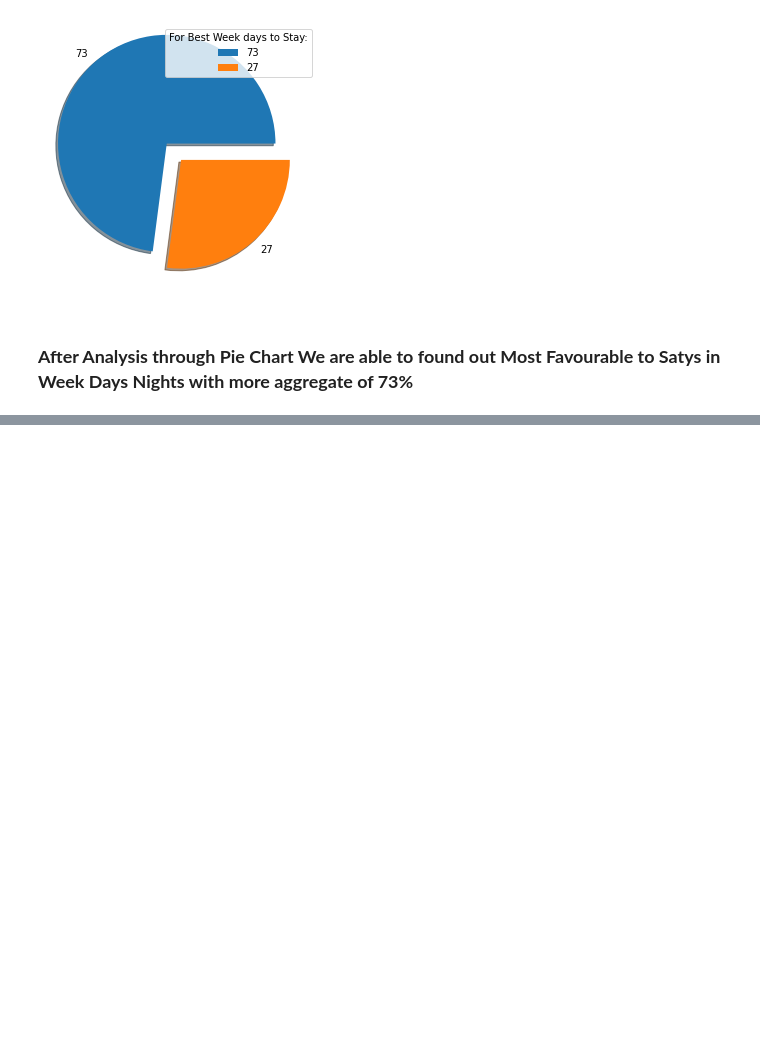
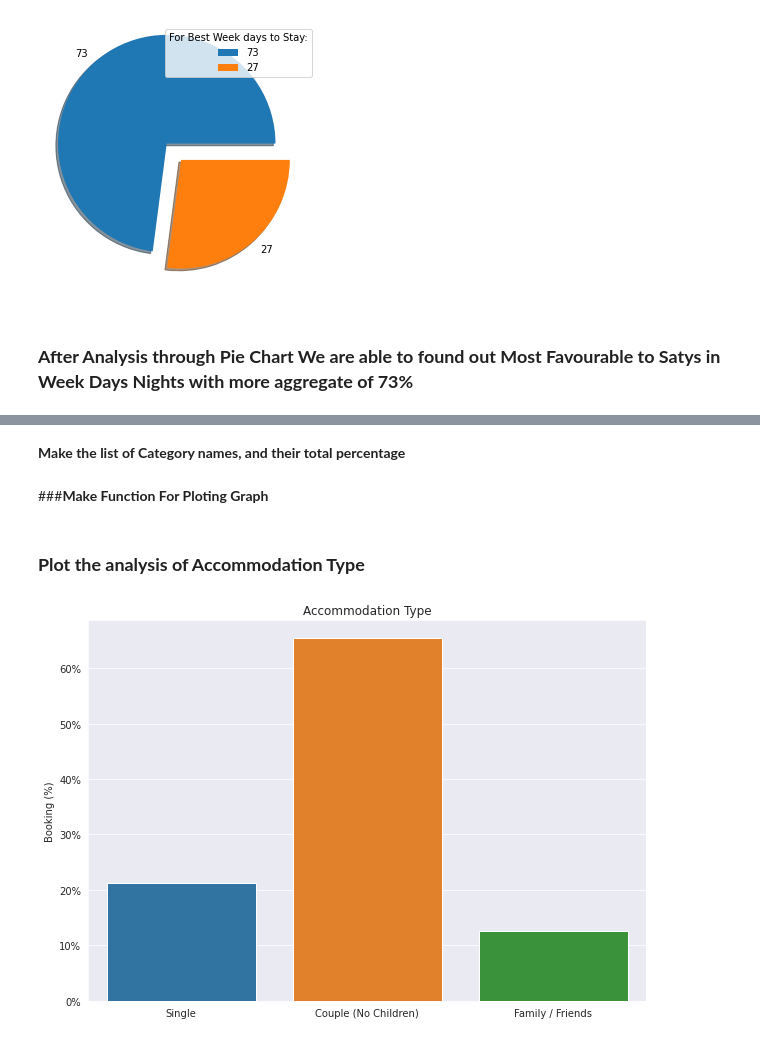
Before and after one commit to pinaki1010/Hotel_Booking_Analysis_EDA, a Jupyter notebook: Hotel_Booking_Analysis_Capstone_Project.ipynb, the cells around one changed output, grey strips where cells are left out. Cells and saved outputs as stored; diff of their text form; code cells hidden in the pictures; blank space fills up the shorter version.

```diff
--- a/Hotel_Booking_Analysis_Capstone_Project.ipynb
+++ b/Hotel_Booking_Analysis_Capstone_Project.ipynb
@@ -269,0 +285,2 @@ plt.show()
+# %% [markdown]
+**Make the list of Category names, and their total percentage**
@@ -269,0 +292,47 @@ plt.show()
+# %% [markdown]
+###**Make Function For Ploting Graph**
+# %%
+def plot(x, y, x_label=None,y_label=None, title=None, figsize=(7,5), type='bar'):
+
+    '''
+    INPUT:
+        x:        Array containing values for x-axis
+        y:        Array containing values for y-axis
+        x_lable:  String value for x-axis label
+        y_lable:  String value for y-axis label
+        title:    String value for plot title
+        figsize:  tuple value, for figure size
+        type:     type of plot (default is bar plot)
+
+    OUTPUT:
+        Display the plot
+    '''
+
+    sns.set_style('darkgrid')
+
+    fig, ax = plt.subplots(figsize=figsize)
+
+    ax.yaxis.set_major_formatter(mtick.PercentFormatter())
+
+    if x_label != None:
+        ax.set_xlabel(x_label)
+
+    if y_label != None:
+        ax.set_ylabel(y_label)
+
+    if title != None:
+        ax.set_title(title)
+
+    if type == 'bar':
+        sns.barplot(x,y, ax = ax)
+    elif type == 'line':
+        sns.lineplot(x,y, ax = ax, sort=False)
+
+
+    plt.show()
+# %% [markdown]
+### **Plot the analysis of Accommodation Type**
+# %%
+plot(names,count_percent,  y_label='Booking (%)', title='Accommodation Type', figsize=(10,7))
+# %% [output]
+[figure, added]
```
Also changed, not shown: parts of 6 cells of this notebook.
